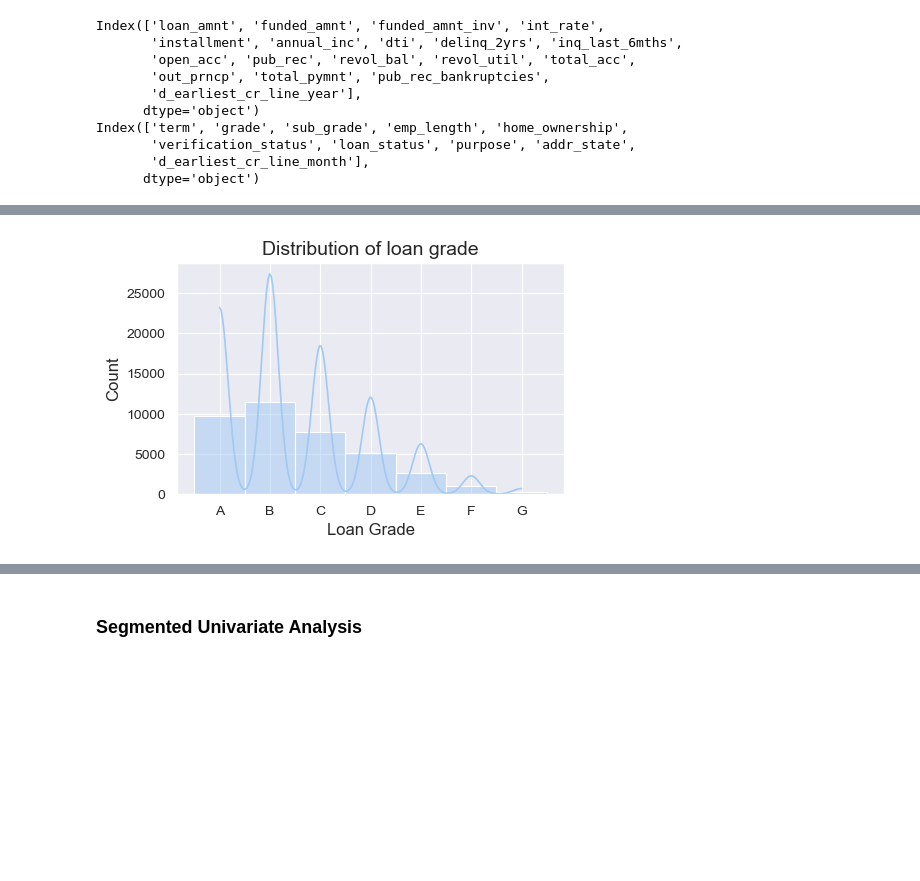
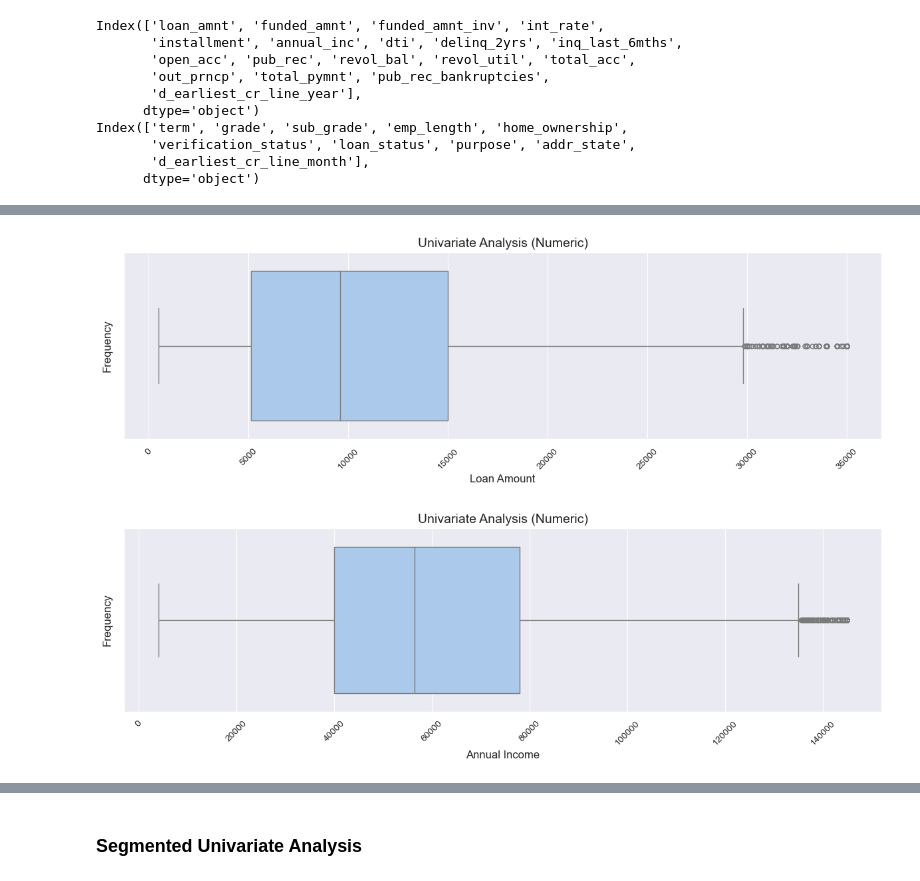
Before and after one commit to uvarajthulasiram/LendingClubCaseStudy, a Jupyter notebook: UvarajThulasiram.ipynb, the cells around one changed output, grey strips where cells are left out. Cells and saved outputs as stored; diff of their text form; code cells hidden in the pictures; blank space fills up the shorter version.

Commit message:
Bivariate Analysis

```diff
--- a/UvarajThulasiram.ipynb
+++ b/UvarajThulasiram.ipynb
@@ -447,9 +450,13 @@ Index(['term', 'grade', 'sub_grade', 'emp_length', 'home_ownership',
        'd_earliest_cr_line_month'],
       dtype='object')
 # %%
-def univariate_analysis(data, x_num_column, x_label, showKde=True):
-    sns.histplot(data=data, x=x_num_column, kde=showKde, bins=50)
-    plt.title(f"Univariate Analysis: on '{x_label}'")
+def univariate_analysis(analysis_type, data, x_column, x_label, showKde=True, noOfbins=50):
+    if (analysis_type == 'Categoric'):
+        sns.histplot(data=data, x=x_column, kde=showKde, bins=noOfbins)
+    else:
+        sns.boxplot(data=data, x=x_column) #, kde=showKde, bins=noOfbins)
+
+    plt.title(f"Univariate Analysis ({analysis_type})")
     plt.xlabel(x_label)
     plt.ylabel("Frequency")
     plt.xticks(rotation=45)
@@ -475,10 +465,6 @@ for num_col in numeric_columns:
-# %%
-uni_hist = sns.histplot(x=df['grade'].sort_values(), kde=True)
-
-uni_hist.set_title('Distribution of loan grade')
-uni_hist.set_xlabel('Loan Grade')
-uni_hist.set_ylabel('Count')
-
-plt.show()
-# %% [output]
-[figure, removed]
+# %%
+univariate_analysis('Numeric', df, 'loan_amnt', 'Loan Amount')
+univariate_analysis('Numeric', df, 'annual_inc', 'Annual Income')
+# %% [output]
+[figure, added]
+[figure, added]
```
Also changed, not shown: parts of 12 cells of this notebook.
